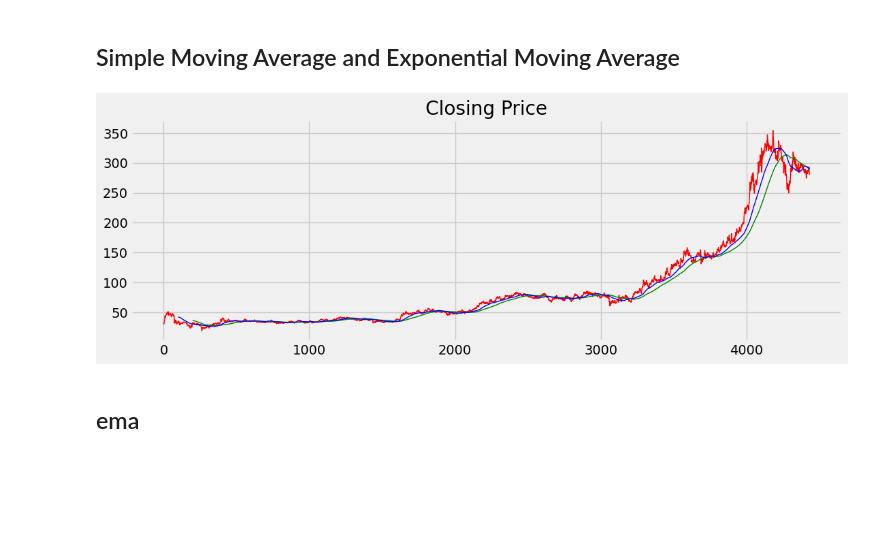
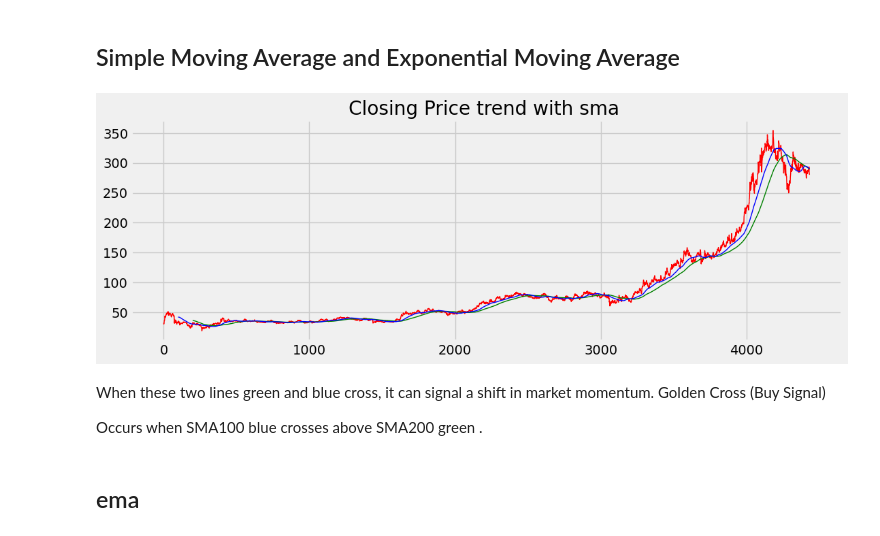
Before and after one commit to aditya90001/stock_price_prediction, a Jupyter notebook: a.ipynb, the cells around one changed output. Saved outputs shown, nothing was run; the diff lists cells and outputs as text; code cells hidden in the pictures; blank space fills up the shorter version.

```diff
--- a/a.ipynb
+++ b/a.ipynb
@@ -190,13 +190,17 @@ sma100=df["Close"].rolling(100).mean()
 # %%
 plt.figure(figsize=(12,4))
 plt.plot( df["Close"],label=f'{stock}closing_price',color="red", linewidth=1)
 plt.plot(sma200,label=f'{stock}closing_price',color="green",linewidth=1)
 plt.plot(sma100,label=f'{stock}closing_price',color="blue",linewidth=1)
-plt.title("Closing Price")
+plt.title("Closing Price trend with sma ")
 
 plt.show()
 # %% [output]
-[figure, old version]
+[figure, new version]
+# %% [markdown]
+When these two lines green and blue  cross, it can signal a shift in market momentum. Golden Cross (Buy Signal)
+
+Occurs when SMA100 blue crosses above SMA200 green .
 # %% [markdown]
 ## ema
 # %%
```
Also changed, not shown: parts of 9 cells of this notebook.
